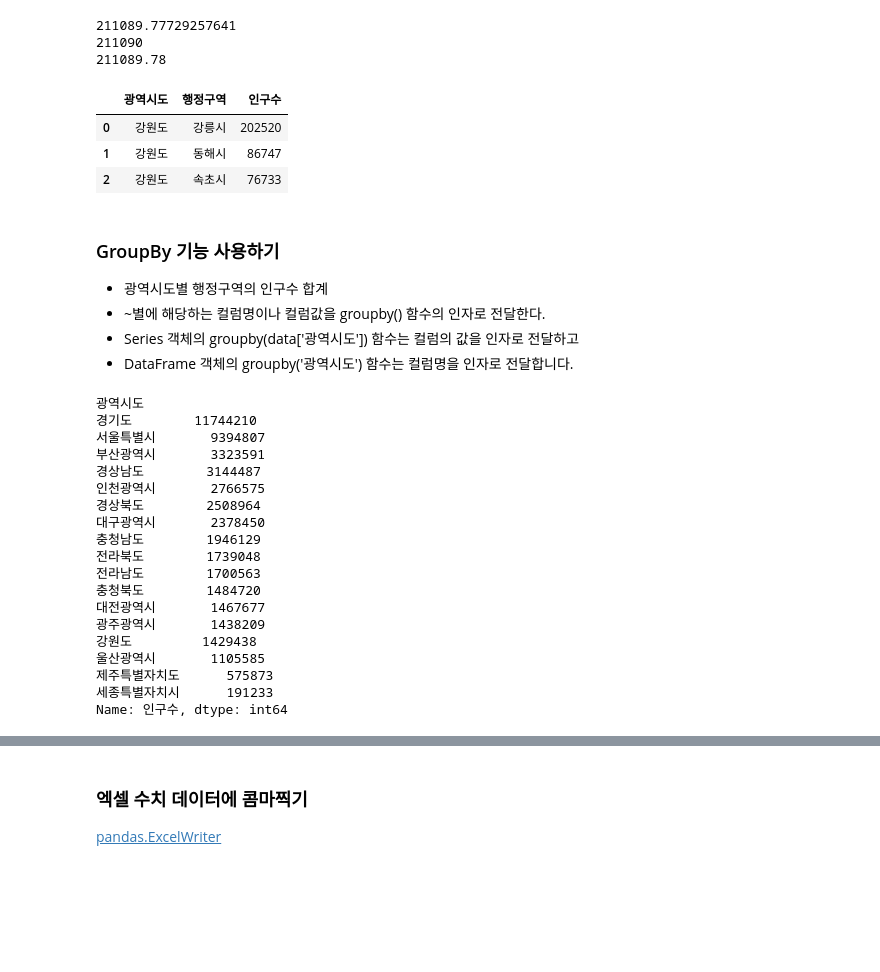
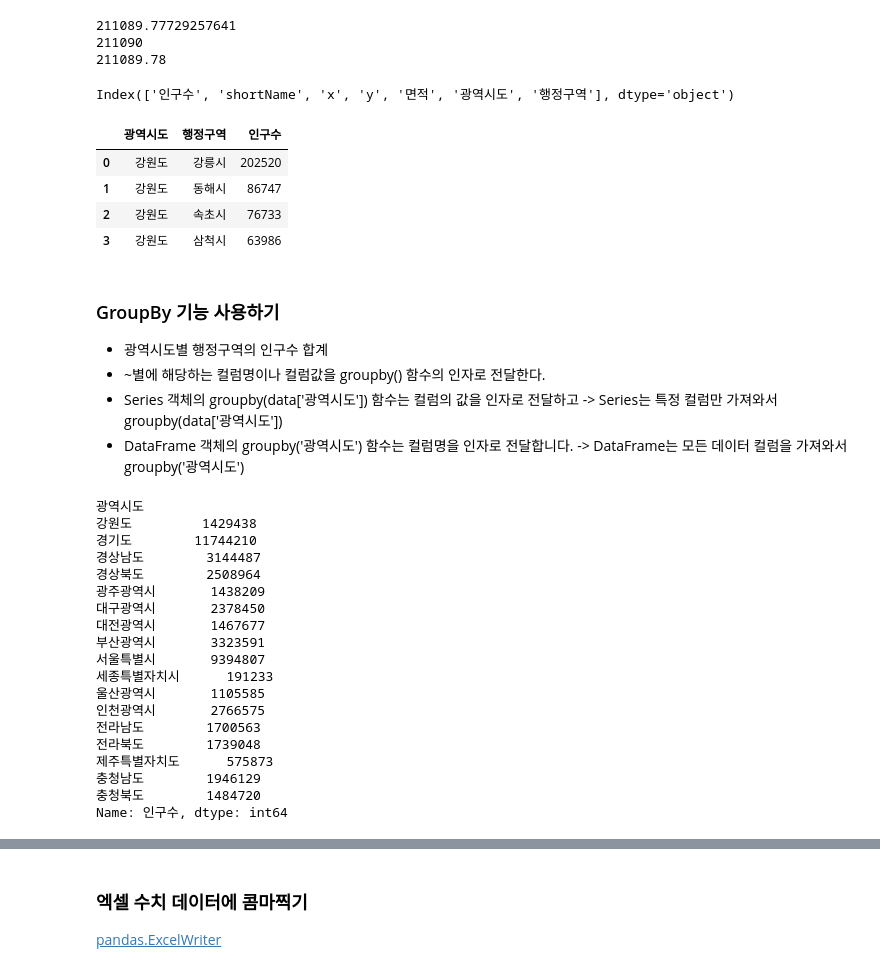
Before and after one commit to 19013na/WebScraping_Analysis, a Jupyter notebook: 03-1.행정구역정보_분석과시각화.ipynb, the cells around one changed output, grey strips where cells are left out. Saved outputs shown, nothing was run; the diff lists cells and outputs as text; code cells hidden in the pictures; blank space fills up the shorter version.

```diff
--- a/03-1.행정구역정보_분석과시각화.ipynb
+++ b/03-1.행정구역정보_분석과시각화.ipynb
@@ -473,6 +544,8 @@ data.columns
 Index(['Unnamed: 0', '인구수', 'shortName', 'x', 'y', '면적', '광역시도', '행정구역'], dtype='object')
 # %%
 # 'Unnamed: 0' 컬럼명을 'seq' 로 변경한다. 원본 객체는 변경되지 않고 변경된 결과만 출력함
+# inPlace가 default가 false임. inPlace 설정안해주면 원본은 변경 안됨.
+data.rename(columns={'Unnamed: 0':'seq'}, inplace=False)
 # %% [output]
 |  | seq | 인구수 | shortName | x | y | 면적 | 광역시도 | 행정구역 |
 | 0 | 0 | 202520 | 강릉 | 11 | 4 | 1040.07 | 강원도 | 강릉시 |
@@ -489,3 +562,4 @@ Index(['Unnamed: 0', '인구수', 'shortName', 'x', 'y', '면적', '광역시도
 229 rows × 8 columns
 # %%
 #원본 객체가 변경되고 변경된 결과는 출력하지 않는다.
+data.rename(columns={'Unnamed: 0':'seq'}, inplace=True)
@@ -494,2 +566,4 @@ Index(['seq', '인구수', 'shortName', 'x', 'y', '면적', '광역시도', '행
 # %%
-# seq 컬럼을 인덱스로 변경한다 ( 원본 객체가 변경됨 )
+# set_index() 함수를 사용하여 seq 컬럼을 인덱스로 변경한다 ( 원본 객체가 변경됨 )
+#data.set_index('seq') # 원본 객체 변경 안됨
+data.set_index('seq', inplace=True) # 원본 객체가 변경됨
@@ -505,17 +581,32 @@ Index(['seq', '인구수', 'shortName', 'x', 'y', '면적', '광역시도', '행
 * DataFrame의 to_excel() 함수 사용
 # %%
 # 인구수의 평균값 구하기
+pop_mean_value=data['인구수'].mean()
+print(pop_mean_value)
+print(round(pop_mean_value))
+print(f'{pop_mean_value:.2f}')
 # %% [output]
 211089.77729257641
 211090
 211089.78
+# %%
+data.columns
+# %% [output]
+Index(['인구수', 'shortName', 'x', 'y', '면적', '광역시도', '행정구역'], dtype='object')
 # %%
-# 인구수의 평균값보다 작은 Row를 선택하고, '광역시도','행정구역','인구수' 컬럼값을 가져오기
+# 인구수의 평균값보다 작은 Row를 선택하고, '광역시도','행정구역','인구수' 컬럼값을 가져와서 pop_mean_lt_df 변수에 저장하기
 # 정렬할때 광역시도는 ascending으로 , 인구수는 descending
+# 인덱스도 오름차순으로 순서대로
+pop_mean_lt_df = data.loc[data['인구수'] < pop_mean_value, ['광역시도', '행정구역', '인구수']].\
+    sort_values(by=['광역시도', '인구수'], ascending=[True, False])\
+    .reset_index(drop=True)
+
+pop_mean_lt_df.head(4)
 # %% [output]
 |  | 광역시도 | 행정구역 | 인구수 |
 | 0 | 강원도 | 강릉시 | 202520 |
 | 1 | 강원도 | 동해시 | 86747 |
 | 2 | 강원도 | 속초시 | 76733 |
+| 3 | 강원도 | 삼척시 | 63986 |
 # %%
 # DataFrame의 to_excel() 함수를 사용하여 excel 파일로 저장
@@ -523,30 +615,32 @@ Index(['seq', '인구수', 'shortName', 'x', 'y', '면적', '광역시도', '행
 ### GroupBy 기능 사용하기
 * 광역시도별 행정구역의 인구수 합계
 * ~별에 해당하는 컬럼명이나 컬럼값을 groupby() 함수의 인자로 전달한다.
-* Series 객체의 groupby(data['광역시도']) 함수는 컬럼의 값을 인자로 전달하고
-* DataFrame 객체의 groupby('광역시도') 함수는 컬럼명을 인자로 전달합니다.
+* Series 객체의 groupby(data['광역시도']) 함수는 컬럼의 값을 인자로 전달하고 -> Series는 특정 컬럼만 가져와서 groupby(data['광역시도'])
+* DataFrame 객체의 groupby('광역시도') 함수는 컬럼명을 인자로 전달합니다. -> DataFrame는 모든 데이터 컬럼을 가져와서 groupby('광역시도')
 # %%
 # Series 객체 사용 - 광역시도별 인구수의 합계
 # SeriesGroupBy object
+#data['인구수'].groupby(data['광역시도']) # SeriesGroupBy 생김
+data['인구수'].groupby(data['광역시도']).sum()
 # %% [output]
 광역시도
+강원도         1429438
 경기도        11744210
+경상남도        3144487
+경상북도        2508964
+광주광역시       1438209
+대구광역시       2378450
+대전광역시       1467677
+부산광역시       3323591
 서울특별시       9394807
-부산광역시       3323591
-경상남도        3144487
+세종특별자치시      191233
+울산광역시       1105585
 인천광역시       2766575
-경상북도        2508964
-대구광역시       2378450
+전라남도        1700563
+전라북도        1739048
+제주특별자치도      575873
 충청남도        1946129
-전라북도        1739048
-전라남도        1700563
 충청북도        1484720
-대전광역시       1467677
-광주광역시       1438209
-강원도         1429438
-울산광역시       1105585
-제주특별자치도      575873
-세종특별자치시      191233
 Name: 인구수, dtype: int64
 # %%
 # DataFrame 객체 사용 - 광역시도별 인구수의 합계
```
Also changed, not shown: parts of 34 cells of this notebook, 7 other files.
